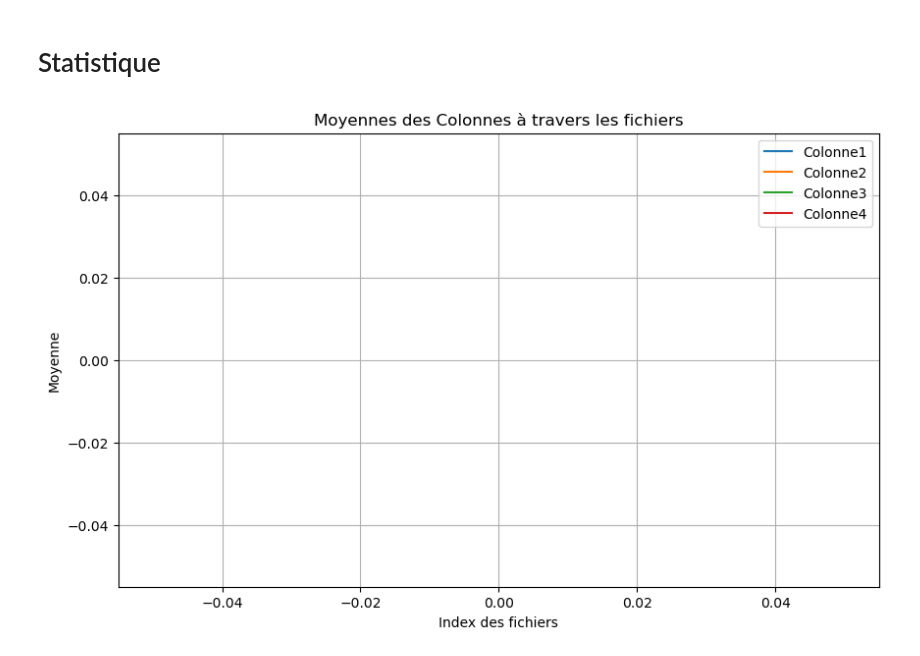
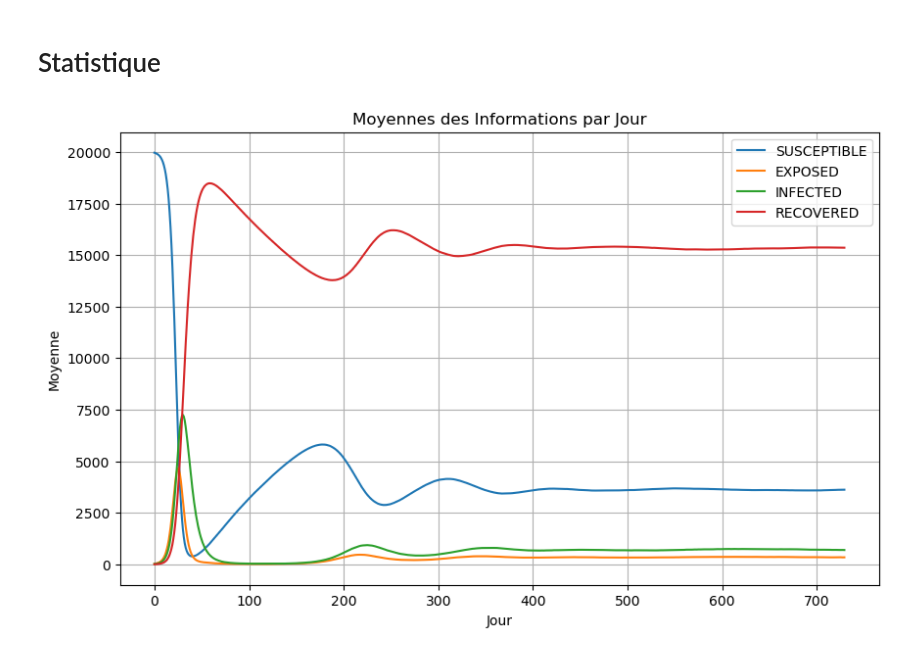
Before and after one commit to Thomas701/architecture_logiciel, a Jupyter notebook: stat.ipynb, the cells around one changed output. Drawn from its saved outputs; the diff is of its cells as text; code cells hidden in the pictures.

```diff
--- a/stat.ipynb
+++ b/stat.ipynb
@@ -3,34 +3,34 @@
 # %%
 import pandas as pd
 import glob
 import matplotlib.pyplot as plt
 
 # Obtenez la liste des fichiers CSV dans un répertoire donné
-files = glob.glob("/chemin/vers/votre/repertoire/*.csv")
+files = glob.glob("./fileStat/*.csv")
 
-# Créez un DataFrame vide pour stocker les moyennes
-column_means = pd.DataFrame(columns=['Colonne1', 'Colonne2', 'Colonne3', 'Colonne4'])
+# Créez un DataFrame vide pour stocker les moyennes des informations
+column_means = pd.DataFrame(columns=['SUSCEPTIBLE', 'EXPOSED', 'INFECTED', 'RECOVERED'])
 
 # Chargez les données de chaque fichier CSV et ajoutez-les aux moyennes
 for file in files:
-    df = pd.read_csv(file, header=None, names=['Colonne1', 'Colonne2', 'Colonne3', 'Colonne4'])
+    df = pd.read_csv(file)
     column_means = column_means.add(df, fill_value=0)
 
-# Calculez les moyennes de chaque colonne
+# Calculez les moyennes en divisant par le nombre de fichiers
 column_means = column_means / len(files)
 
 # Créez un graphique des moyennes
 plt.figure(figsize=(10, 6))
 for column in column_means.columns:
     plt.plot(column_means.index, column_means[column], label=column)
 
-plt.xlabel('Index des fichiers')
+plt.xlabel('Jour')
 plt.ylabel('Moyenne')
-plt.title('Moyennes des Colonnes à travers les fichiers')
+plt.title('Moyennes des Informations par Jour')
 plt.legend()
 plt.grid(True)
 
 # Affichez le graphique
 plt.show()
 # %% [output]
-[figure, old version]
+[figure, new version]
```
